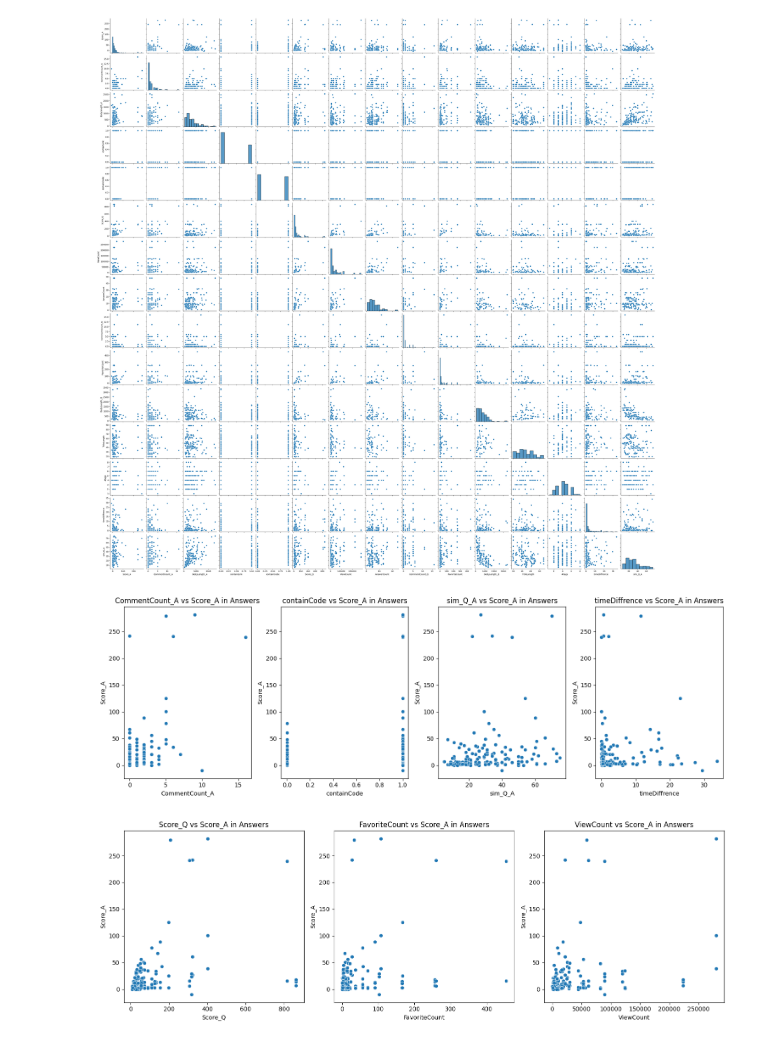
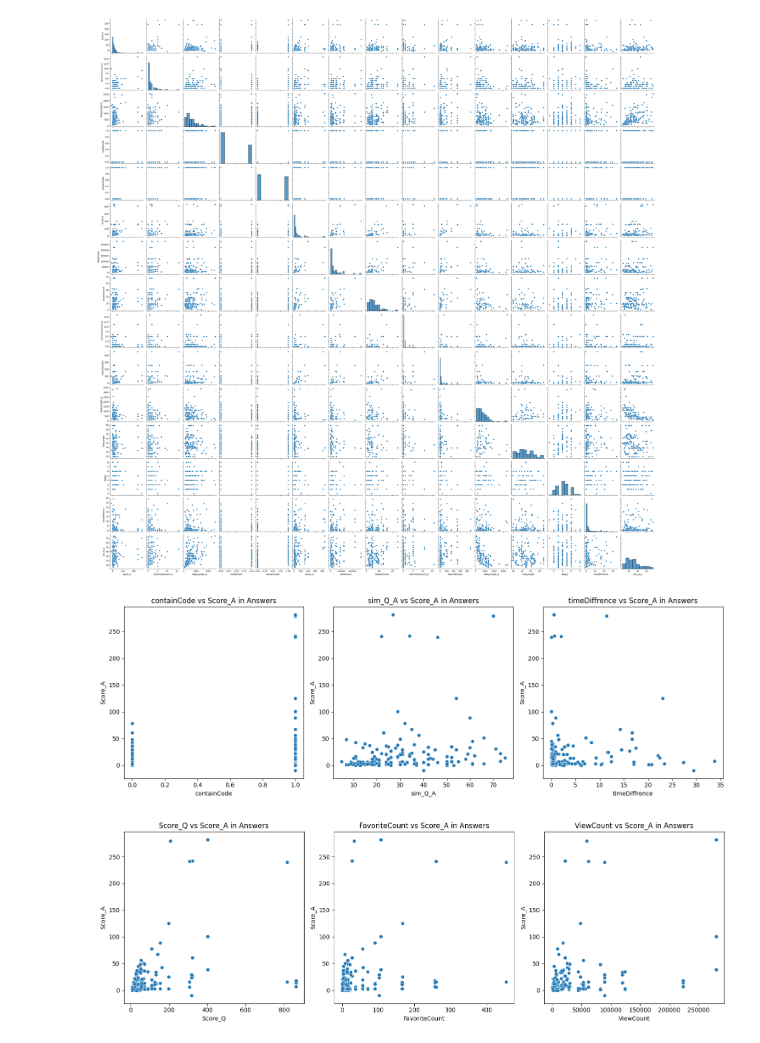
Before and after one commit to mostafa-ja/Data-Mining-fall-2023, a Jupyter notebook: Data_Mining1_2.ipynb, the cells around one changed output. Saved outputs shown, nothing was run; the diff lists cells and outputs as text; code cells hidden in the pictures.

```diff
--- a/Data_Mining1_2.ipynb
+++ b/Data_Mining1_2.ipynb
@@ -379,17 +385,17 @@ plt.show()
 [figure]
 # %%
 # Create subplots
-fig, axes = plt.subplots(1, 4, figsize=(15, 5))
+fig, axes = plt.subplots(1, 3, figsize=(15, 5))
 
 # Plot Column1 against other columns
-for i, col in enumerate(['CommentCount_A', 'containCode', 'sim_Q_A','timeDiffrence']):
+for i, col in enumerate(['containCode', 'sim_Q_A','timeDiffrence']):
     sns.scatterplot(x=col, y='Score_A', data=numeric_merged_df, ax=axes[i])
     axes[i].set_title(f'{col} vs Score_A in Answers')
 
 plt.tight_layout()
 plt.show()
 # %% [output]
-[figure, old version]
+[figure, new version]
 # %%
 # Create subplots
 fig, axes = plt.subplots(1, 3, figsize=(15, 5))
```
Also changed, not shown: parts of 1 cell of this notebook.
